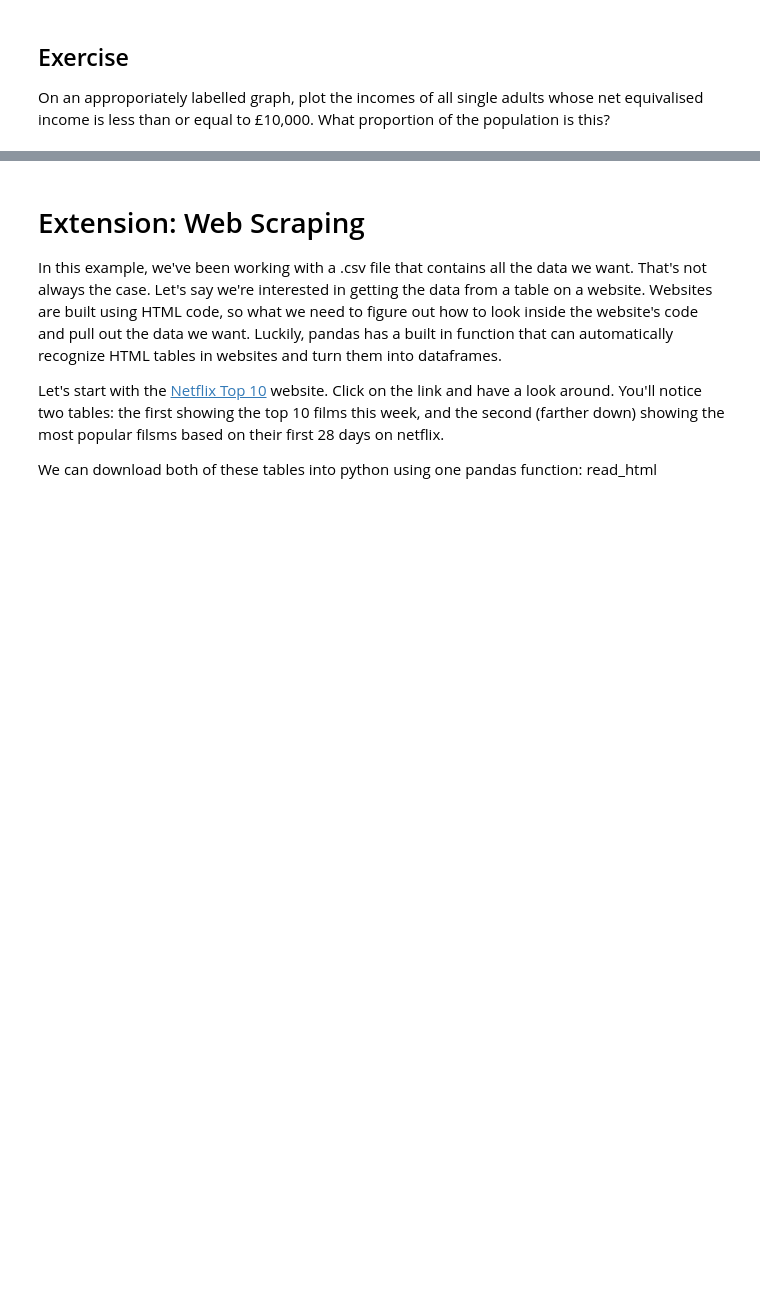
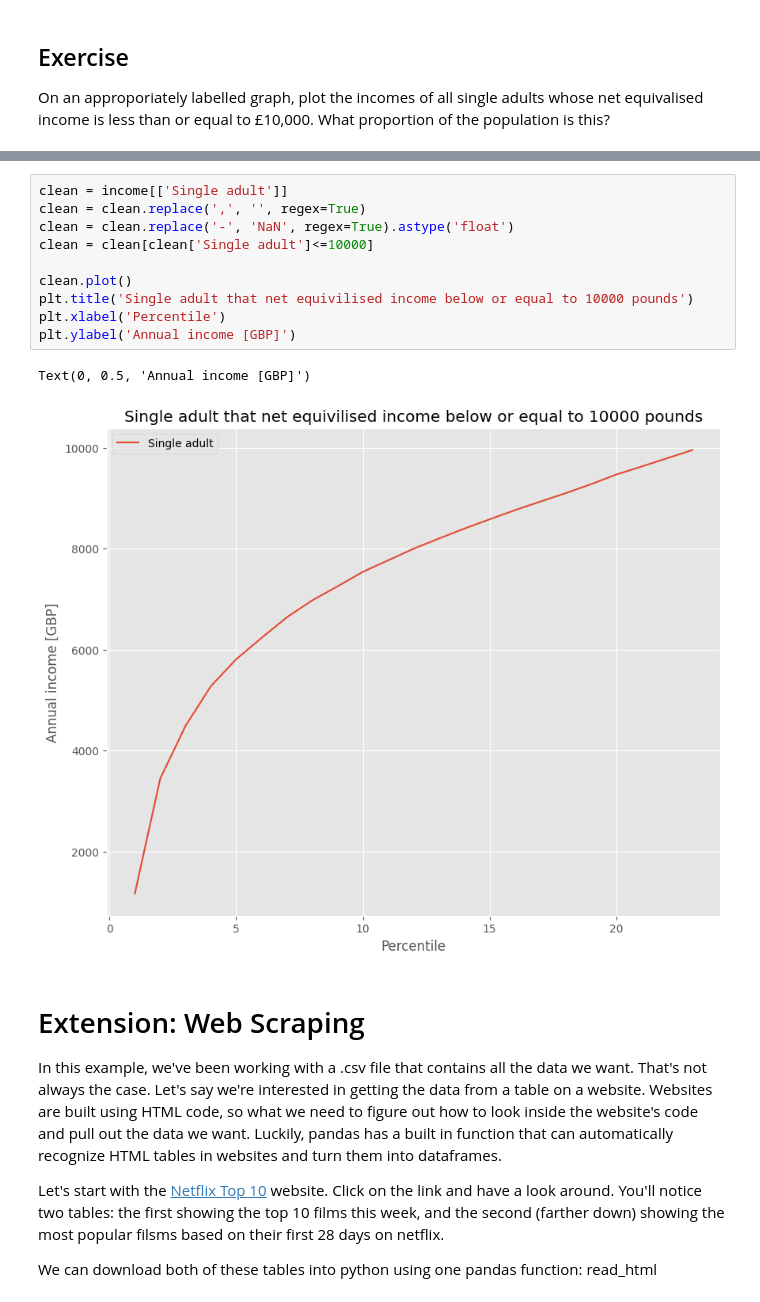
Before and after one commit to sophie20132548-sketch/QM2, a Jupyter notebook: notebooks/W02. Pandas.ipynb, the cells around one changed output, grey strips where cells are left out. Saved outputs shown, nothing was run; the diff lists cells and outputs as text; blank space fills up the shorter version.

```diff
--- a/notebooks/W02. Pandas.ipynb
+++ b/notebooks/W02. Pandas.ipynb
@@ -394,3 +417,16 @@ Proportion of single adults with income <= £10,000: 23.23%
+# %%
+clean = income[['Single adult']]
+clean = clean.replace(',', '', regex=True)
+clean = clean.replace('-', 'NaN', regex=True).astype('float')
+clean = clean[clean['Single adult']<=10000]
+
+clean.plot()
+plt.title('Single adult that net equivilised income below or equal to 10000 pounds')
+plt.xlabel('Percentile')
+plt.ylabel('Annual income [GBP]')
+# %% [output]
+Text(0, 0.5, 'Annual income [GBP]')
+[figure, added]
 # %% [markdown]
 # Extension: Web Scraping
 
```
Also changed, not shown: parts of 24 cells of this notebook.
